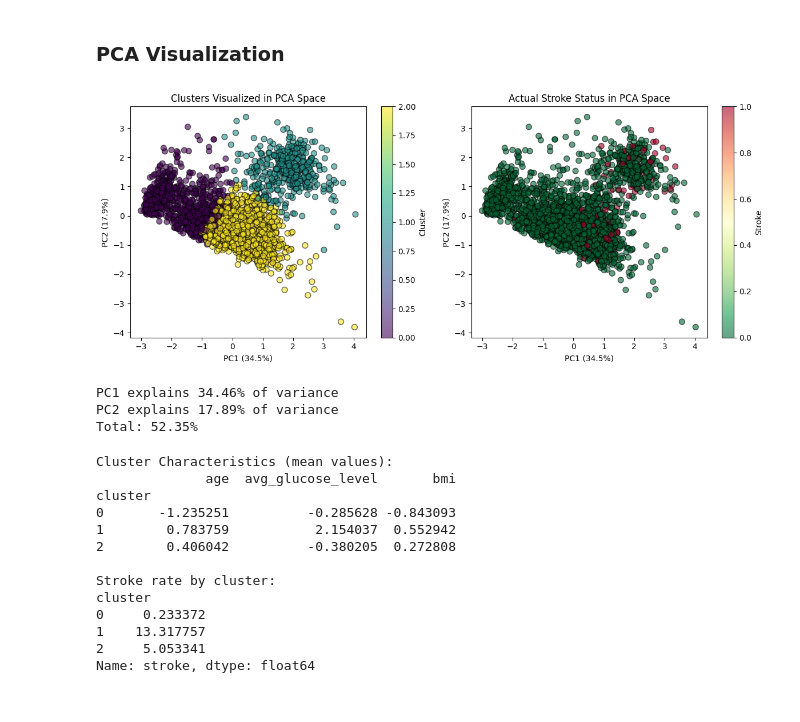
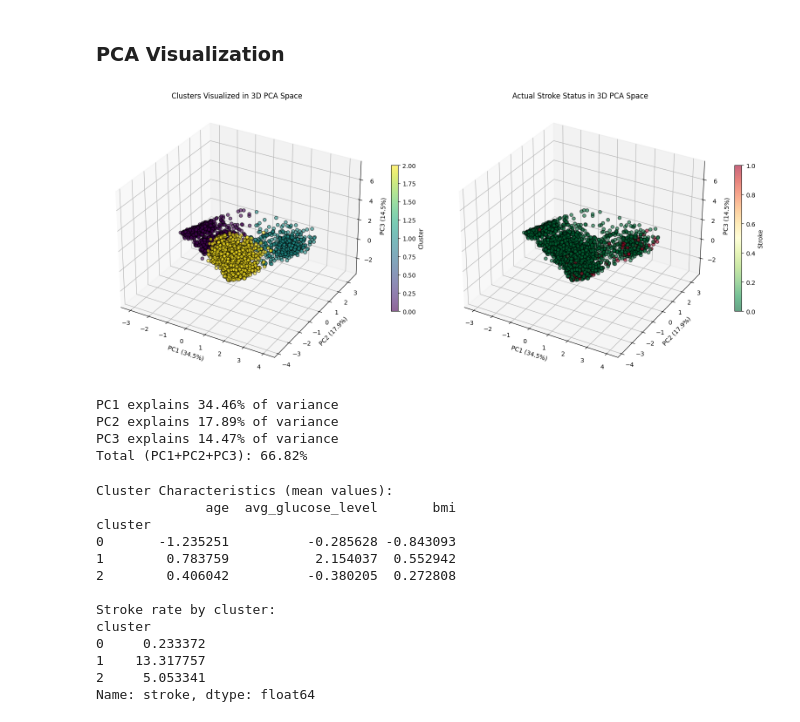
Before and after one commit to anthony-lamelas/Stroke_Prediction, a Jupyter notebook: main.ipynb, the cells around one changed output. Cells and saved outputs as stored; diff of their text form; code cells hidden in the pictures.

```diff
--- a/main.ipynb
+++ b/main.ipynb
@@ -413,36 +413,46 @@ row_0
 # %% [markdown]
 ### PCA Visualization
 # %%
-pca = PCA(n_components=2)
-X_pca = pca.fit_transform(X_train_scaled)
+# 3D PCA with 3 components
+pca_3d = PCA(n_components=3)
+X_pca_3d = pca_3d.fit_transform(X_train_scaled)
 
-plt.figure(figsize=(12, 5))
+# Create 3D plots
+fig = plt.figure(figsize=(16, 7))
 
-plt.subplot(1, 2, 1)
-scatter = plt.scatter(X_pca[:, 0], X_pca[:, 1], c=clusters, cmap='viridis', alpha=0.6, edgecolors='k', s=50)
-plt.xlabel(f'PC1 ({pca.explained_variance_ratio_[0]*100:.1f}%)')
-plt.ylabel(f'PC2 ({pca.explained_variance_ratio_[1]*100:.1f}%)')
-plt.title('Clusters Visualized in PCA Space')
-plt.colorbar(scatter, label='Cluster')
+# Plot 1: Clusters in 3D PCA space
+ax1 = fig.add_subplot(1, 2, 1, projection='3d')
+scatter1 = ax1.scatter(X_pca_3d[:, 0], X_pca_3d[:, 1], X_pca_3d[:, 2],
+                       c=clusters, cmap='viridis', alpha=0.6, edgecolors='k', s=30)
+ax1.set_xlabel(f'PC1 ({pca_3d.explained_variance_ratio_[0]*100:.1f}%)')
+ax1.set_ylabel(f'PC2 ({pca_3d.explained_variance_ratio_[1]*100:.1f}%)')
+ax1.set_zlabel(f'PC3 ({pca_3d.explained_variance_ratio_[2]*100:.1f}%)')
+ax1.set_title('Clusters Visualized in 3D PCA Space')
+plt.colorbar(scatter1, ax=ax1, label='Cluster', shrink=0.5)
 
-plt.subplot(1, 2, 2)
-scatter = plt.scatter(X_pca[:, 0], X_pca[:, 1], c=y_train, cmap='RdYlGn_r', alpha=0.6, edgecolors='k', s=50)
-plt.xlabel(f'PC1 ({pca.explained_variance_ratio_[0]*100:.1f}%)')
-plt.ylabel(f'PC2 ({pca.explained_variance_ratio_[1]*100:.1f}%)')
-plt.title('Actual Stroke Status in PCA Space')
-plt.colorbar(scatter, label='Stroke')
+# Plot 2: Actual stroke status in 3D PCA space
+ax2 = fig.add_subplot(1, 2, 2, projection='3d')
+scatter2 = ax2.scatter(X_pca_3d[:, 0], X_pca_3d[:, 1], X_pca_3d[:, 2],
+                       c=y_train, cmap='RdYlGn_r', alpha=0.6, edgecolors='k', s=30)
+ax2.set_xlabel(f'PC1 ({pca_3d.explained_variance_ratio_[0]*100:.1f}%)')
+ax2.set_ylabel(f'PC2 ({pca_3d.explained_variance_ratio_[1]*100:.1f}%)')
+ax2.set_zlabel(f'PC3 ({pca_3d.explained_variance_ratio_[2]*100:.1f}%)')
+ax2.set_title('Actual Stroke Status in 3D PCA Space')
+plt.colorbar(scatter2, ax=ax2, label='Stroke', shrink=0.5)
 
 plt.tight_layout()
 plt.show()
 
-print(f"PC1 explains {pca.explained_variance_ratio_[0]*100:.2f}% of variance")
-print(f"PC2 explains {pca.explained_variance_ratio_[1]*100:.2f}% of variance")
-print(f"Total: {sum(pca.explained_variance_ratio_)*100:.2f}%")
+print(f"PC1 explains {pca_3d.explained_variance_ratio_[0]*100:.2f}% of variance")
+print(f"PC2 explains {pca_3d.explained_variance_ratio_[1]*100:.2f}% of variance")
+print(f"PC3 explains {pca_3d.explained_variance_ratio_[2]*100:.2f}% of variance")
+print(f"Total (PC1+PC2+PC3): {sum(pca_3d.explained_variance_ratio_)*100:.2f}%")
 # %% [output]
-[figure, old version]
+[figure, new version]
 PC1 explains 34.46% of variance
 PC2 explains 17.89% of variance
-Total: 52.35%
+PC3 explains 14.47% of variance
+Total (PC1+PC2+PC3): 66.82%
 # %%
 cluster_df = X_train_scaled.copy()
 cluster_df['cluster'] = clusters
```
Also changed, not shown: parts of 10 cells of this notebook.
